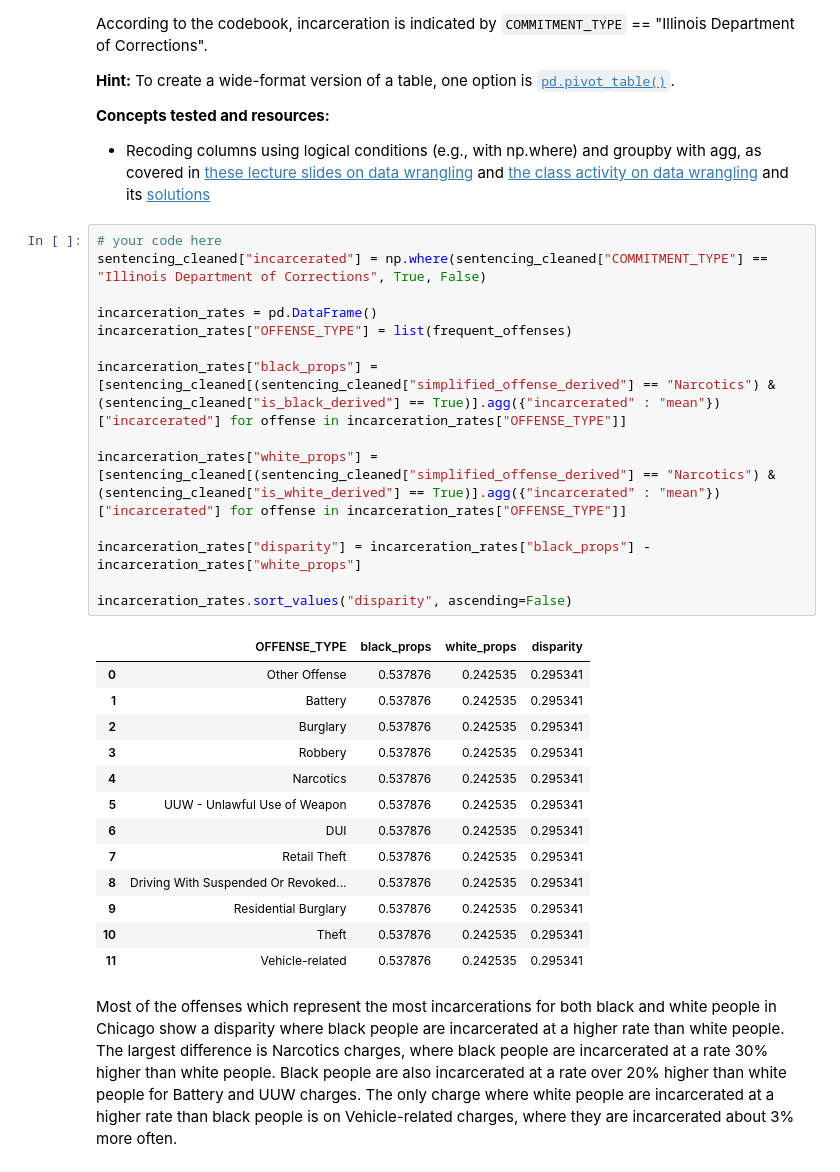
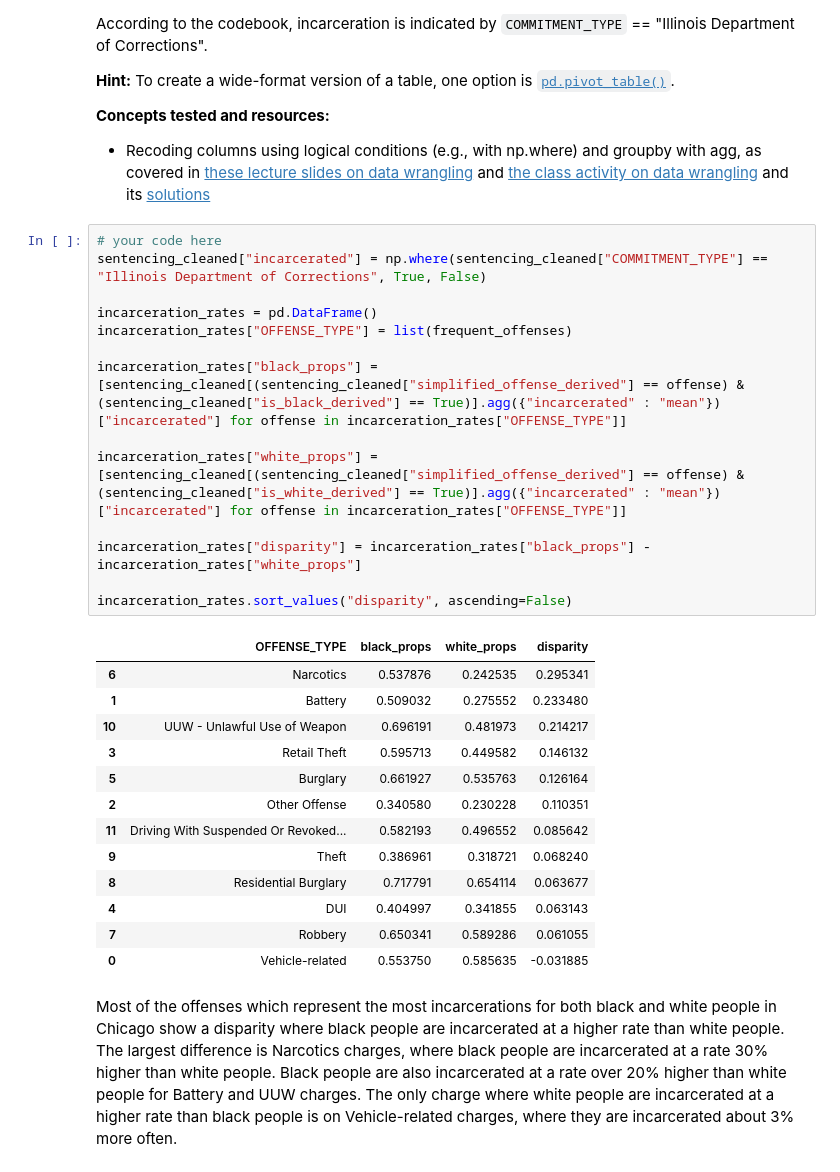
Before and after one commit to alexcraig043/qss-20, a Jupyter notebook: problemsets/pset2/pset2_f0055yb.ipynb, the cells around one changed output. Cells and saved outputs as stored; diff of their text form.

```diff
--- a/problemsets/pset2/pset2_f0055yb.ipynb
+++ b/problemsets/pset2/pset2_f0055yb.ipynb
@@ -570,31 +570,31 @@ According to the codebook, incarceration is indicated by `COMMITMENT_TYPE` == "I
 # %%
 # your code here
 sentencing_cleaned["incarcerated"] = np.where(sentencing_cleaned["COMMITMENT_TYPE"] == "Illinois Department of Corrections", True, False)
 
 incarceration_rates = pd.DataFrame()
 incarceration_rates["OFFENSE_TYPE"] = list(frequent_offenses)
 
-incarceration_rates["black_props"] = [sentencing_cleaned[(sentencing_cleaned["simplified_offense_derived"] == "Narcotics") & (sentencing_cleaned["is_black_derived"] == True)].agg({"incarcerated" : "mean"})["incarcerated"] for offense in incarceration_rates["OFFENSE_TYPE"]]
+incarceration_rates["black_props"] = [sentencing_cleaned[(sentencing_cleaned["simplified_offense_derived"] == offense) & (sentencing_cleaned["is_black_derived"] == True)].agg({"incarcerated" : "mean"})["incarcerated"] for offense in incarceration_rates["OFFENSE_TYPE"]]
 
-incarceration_rates["white_props"] = [sentencing_cleaned[(sentencing_cleaned["simplified_offense_derived"] == "Narcotics") & (sentencing_cleaned["is_white_derived"] == True)].agg({"incarcerated" : "mean"})["incarcerated"] for offense in incarceration_rates["OFFENSE_TYPE"]]
+incarceration_rates["white_props"] = [sentencing_cleaned[(sentencing_cleaned["simplified_offense_derived"] == offense) & (sentencing_cleaned["is_white_derived"] == True)].agg({"incarcerated" : "mean"})["incarcerated"] for offense in incarceration_rates["OFFENSE_TYPE"]]
 
 incarceration_rates["disparity"] = incarceration_rates["black_props"] - incarceration_rates["white_props"]
 
 incarceration_rates.sort_values("disparity", ascending=False)
 # %% [output]
 |  | OFFENSE_TYPE | black_props | white_props | disparity |
-| 0 | Other Offense | 0.537876 | 0.242535 | 0.295341 |
-| 1 | Battery | 0.537876 | 0.242535 | 0.295341 |
-| 2 | Burglary | 0.537876 | 0.242535 | 0.295341 |
-| 3 | Robbery | 0.537876 | 0.242535 | 0.295341 |
-| 4 | Narcotics | 0.537876 | 0.242535 | 0.295341 |
-| 5 | UUW - Unlawful Use of Weapon | 0.537876 | 0.242535 | 0.295341 |
-| 6 | DUI | 0.537876 | 0.242535 | 0.295341 |
-| 7 | Retail Theft | 0.537876 | 0.242535 | 0.295341 |
-| 8 | Driving With Suspended Or Revoked... | 0.537876 | 0.242535 | 0.295341 |
-| 9 | Residential Burglary | 0.537876 | 0.242535 | 0.295341 |
-| 10 | Theft | 0.537876 | 0.242535 | 0.295341 |
-| 11 | Vehicle-related | 0.537876 | 0.242535 | 0.295341 |
+| 6 | Narcotics | 0.537876 | 0.242535 | 0.295341 |
+| 1 | Battery | 0.509032 | 0.275552 | 0.233480 |
+| 10 | UUW - Unlawful Use of Weapon | 0.696191 | 0.481973 | 0.214217 |
+| 3 | Retail Theft | 0.595713 | 0.449582 | 0.146132 |
+| 5 | Burglary | 0.661927 | 0.535763 | 0.126164 |
+| 2 | Other Offense | 0.340580 | 0.230228 | 0.110351 |
+| 11 | Driving With Suspended Or Revoked... | 0.582193 | 0.496552 | 0.085642 |
+| 9 | Theft | 0.386961 | 0.318721 | 0.068240 |
+| 8 | Residential Burglary | 0.717791 | 0.654114 | 0.063677 |
+| 4 | DUI | 0.404997 | 0.341855 | 0.063143 |
+| 7 | Robbery | 0.650341 | 0.589286 | 0.061055 |
+| 0 | Vehicle-related | 0.553750 | 0.585635 | -0.031885 |
 # %% [markdown]
 Most of the offenses which represent the most incarcerations for both black and white people in Chicago show a disparity where black people are incarcerated at a higher rate than white people. The largest difference is Narcotics charges, where black people are incarcerated at a rate 30% higher than white people. Black people are also incarcerated at a rate over 20% higher than white people for Battery and UUW charges. The only charge where white people are incarcerated at a higher rate than black people is on Vehicle-related charges, where they are incarcerated about 3% more often.
 # %% [markdown]
```
Also changed, not shown: parts of 8 cells of this notebook.
